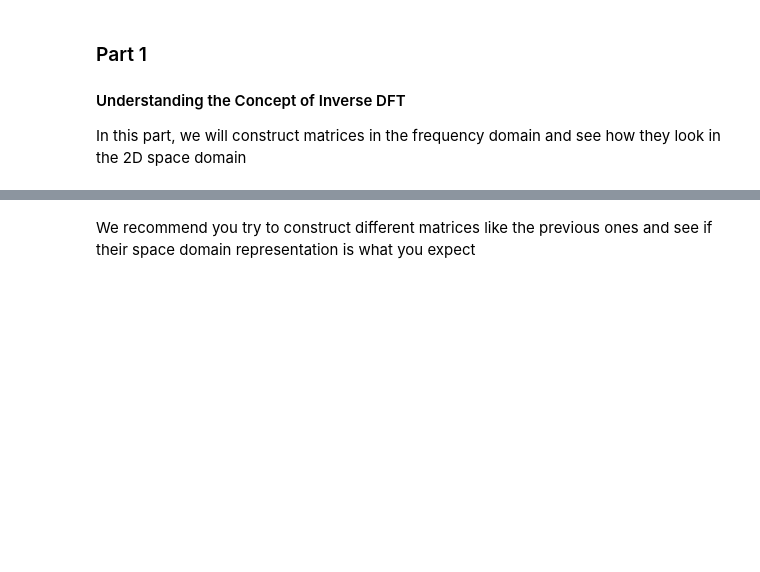
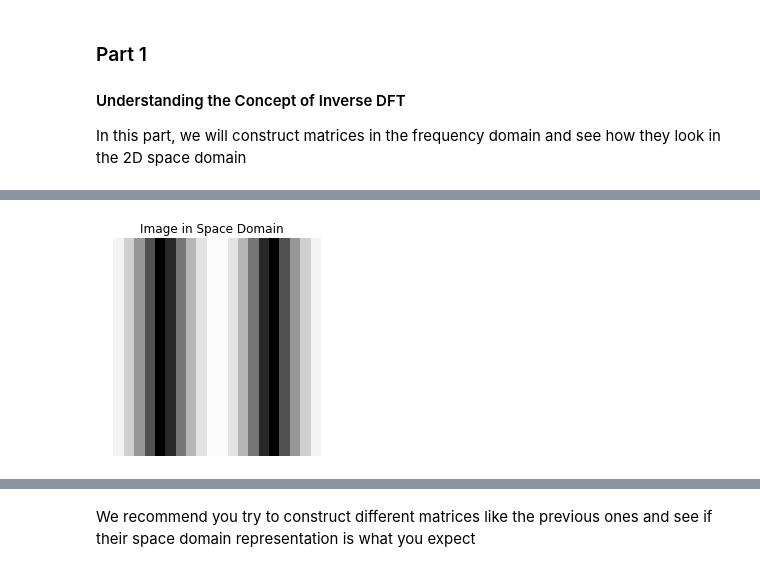
Before and after one commit to norhanreda/solutions-of-image-processing-labs, a Jupyter notebook: lab2/lab02-std/lab2-std.ipynb, the cells around one changed output, grey strips where cells are left out. Cells and saved outputs as stored; diff of their text form; code cells hidden in the pictures; blank space fills up the shorter version.

```diff
--- a/lab2/lab02-std/lab2-std.ipynb
+++ b/lab2/lab02-std/lab2-std.ipynb
@@ -43,10 +44,12 @@ Error:
 # %%
 # TODO: construct a matrix in the frequency domain that makes a HORIZONTALLY moving ripple in the space domain
 
 freq_domain_mat = np.zeros([21,21])
-freq_domain_mat[<TODO>, <TODO>] = 1
-freq_domain_mat[<TODO>, <TODO>] = 1
+freq_domain_mat[10, 9] = 1
+freq_domain_mat[10, 11] = 1
 plot_image_from_freq(freq_domain_mat)
+# %% [output]
+[figure, added]
 # %%
 # Now a ripple moving diagonally
 freq_domain_mat = np.zeros([21,21])
```
Also changed, not shown: parts of 9 cells of this notebook, 2 other files.
